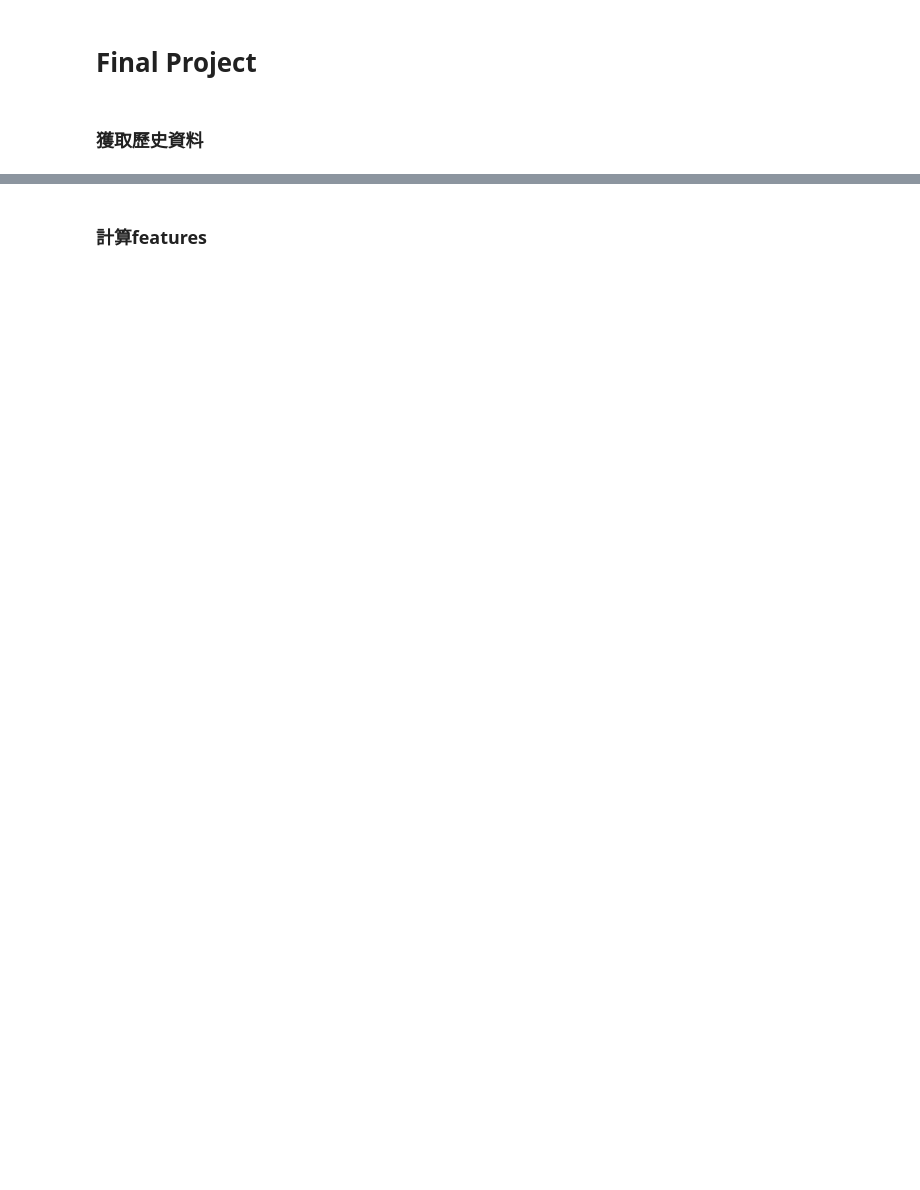
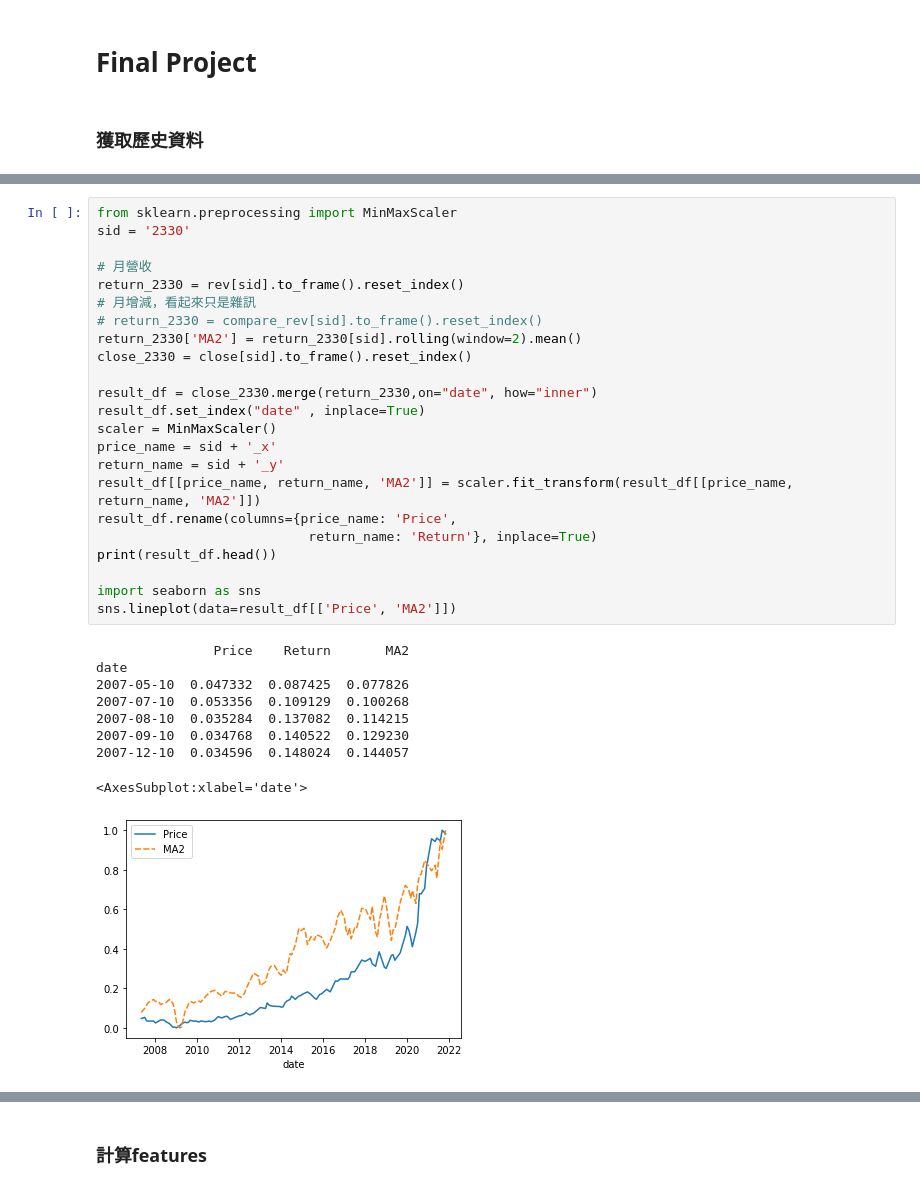
Before and after one commit to dreyhsu/TW_stock, a Jupyter notebook: u25_stock_all.ipynb, the cells around one changed output, grey strips where cells are left out. Cells and saved outputs as stored; diff of their text form; blank space fills up the shorter version.

```diff
--- a/u25_stock_all.ipynb
+++ b/u25_stock_all.ipynb
@@ -13,0 +21,33 @@ rev.index = rev.index.shift(5, "d")
+# %%
+from sklearn.preprocessing import MinMaxScaler
+sid = '2330'
+
+# 月營收
+return_2330 = rev[sid].to_frame().reset_index()
+# 月增減，看起來只是雜訊
+# return_2330 = compare_rev[sid].to_frame().reset_index()
+return_2330['MA2'] = return_2330[sid].rolling(window=2).mean()
+close_2330 = close[sid].to_frame().reset_index()
+
+result_df = close_2330.merge(return_2330,on="date", how="inner")
+result_df.set_index("date" , inplace=True)
+scaler = MinMaxScaler()
+price_name = sid + '_x'
+return_name = sid + '_y'
+result_df[[price_name, return_name, 'MA2']] = scaler.fit_transform(result_df[[price_name, return_name, 'MA2']])
+result_df.rename(columns={price_name: 'Price',
+                           return_name: 'Return'}, inplace=True)
+print(result_df.head())
+
+import seaborn as sns
+sns.lineplot(data=result_df[['Price', 'MA2']])
+# %% [output]
+               Price    Return       MA2
+date
+2007-05-10  0.047332  0.087425  0.077826
+2007-07-10  0.053356  0.109129  0.100268
+2007-08-10  0.035284  0.137082  0.114215
+2007-09-10  0.034768  0.140522  0.129230
+2007-12-10  0.034596  0.148024  0.144057
+<AxesSubplot:xlabel='date'>
+[figure, added]
```
Also changed, not shown: parts of 20 cells of this notebook.
